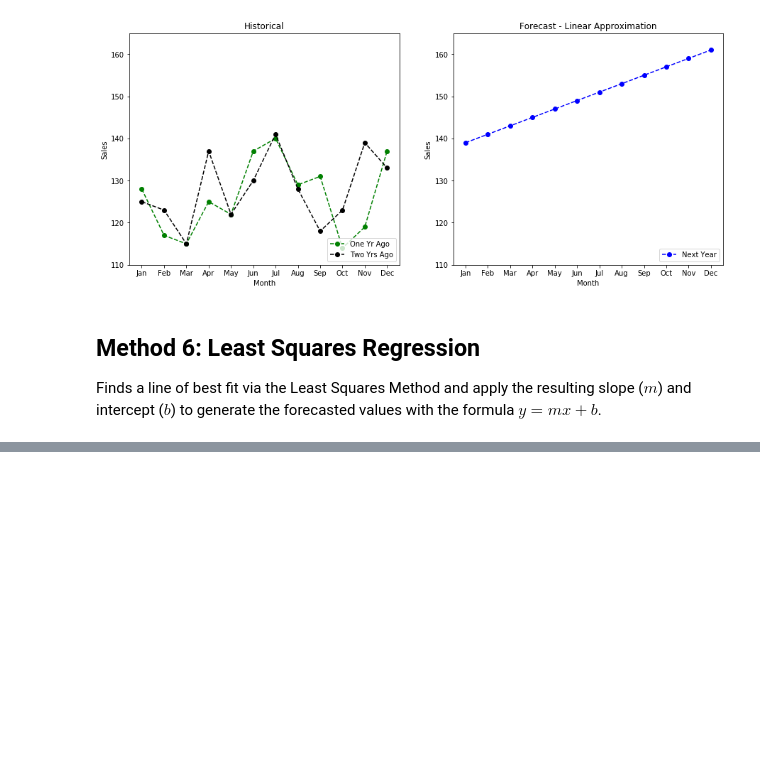
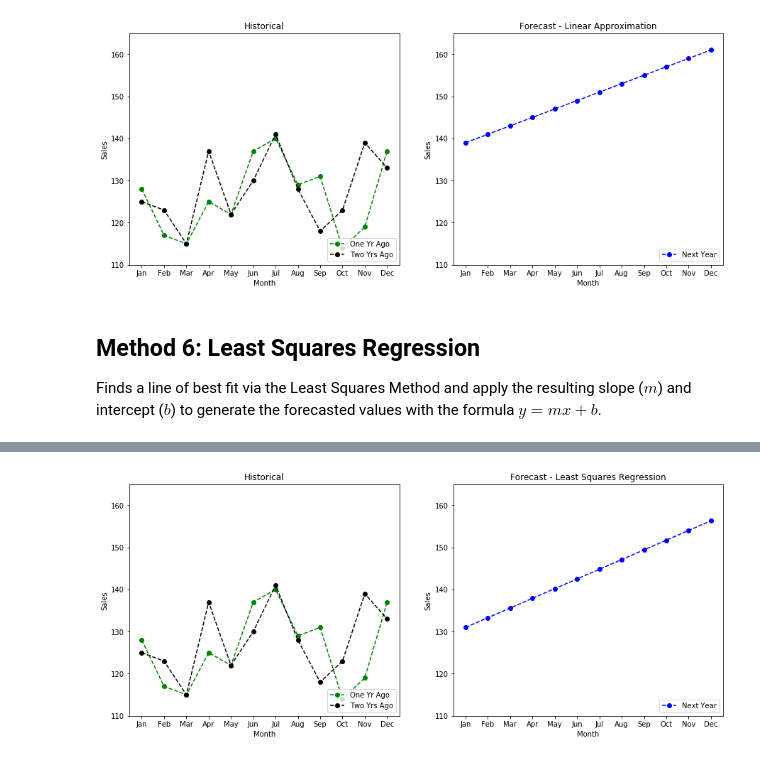
Before and after one commit to agritheory/forecast, a Jupyter notebook: temp_example_calcs.ipynb, the cells around one changed output, grey strips where cells are left out. Cells and saved outputs as stored; diff of their text form; code cells hidden in the pictures; blank space fills up the shorter version.

Commit message:
feat: add method 6 least squares regression example

```diff
--- a/temp_example_calcs.ipynb
+++ b/temp_example_calcs.ipynb
@@ -200,3 +200,13 @@ make_plots(linear_approximation, 'Linear Approximation')
 ## <a name="leastsquaresregression"></a>Method 6: Least Squares Regression
 
 Finds a line of best fit via the Least Squares Method and apply the resulting slope ($m$) and intercept ($b$) to generate the forecasted values with the formula $y = mx + b$.
+# %%
+periods_6 = 4
+x = range(1, periods_6 + 1)
+y = one_year_ago[-periods_6:]
+
+slope_6, intercept_6, r_value, p_value, std_err = scipy.stats.linregress(x, y)
+print(slope_6, intercept_6)  # 2.3, 119.5
+
+least_squares_regression = [Decimal(i * slope_6 + intercept_6) for i in range(periods_6 + 1, periods_6 + 13)]
+least_squares_regression
@@ -202,0 +227,4 @@ Finds a line of best fit via the Least Squares Method and apply the resulting sl
+# %%
+make_plots(least_squares_regression, 'Least Squares Regression')
+# %% [output]
+[figure, added]
```
Also changed, not shown: parts of 2 cells of this notebook.
